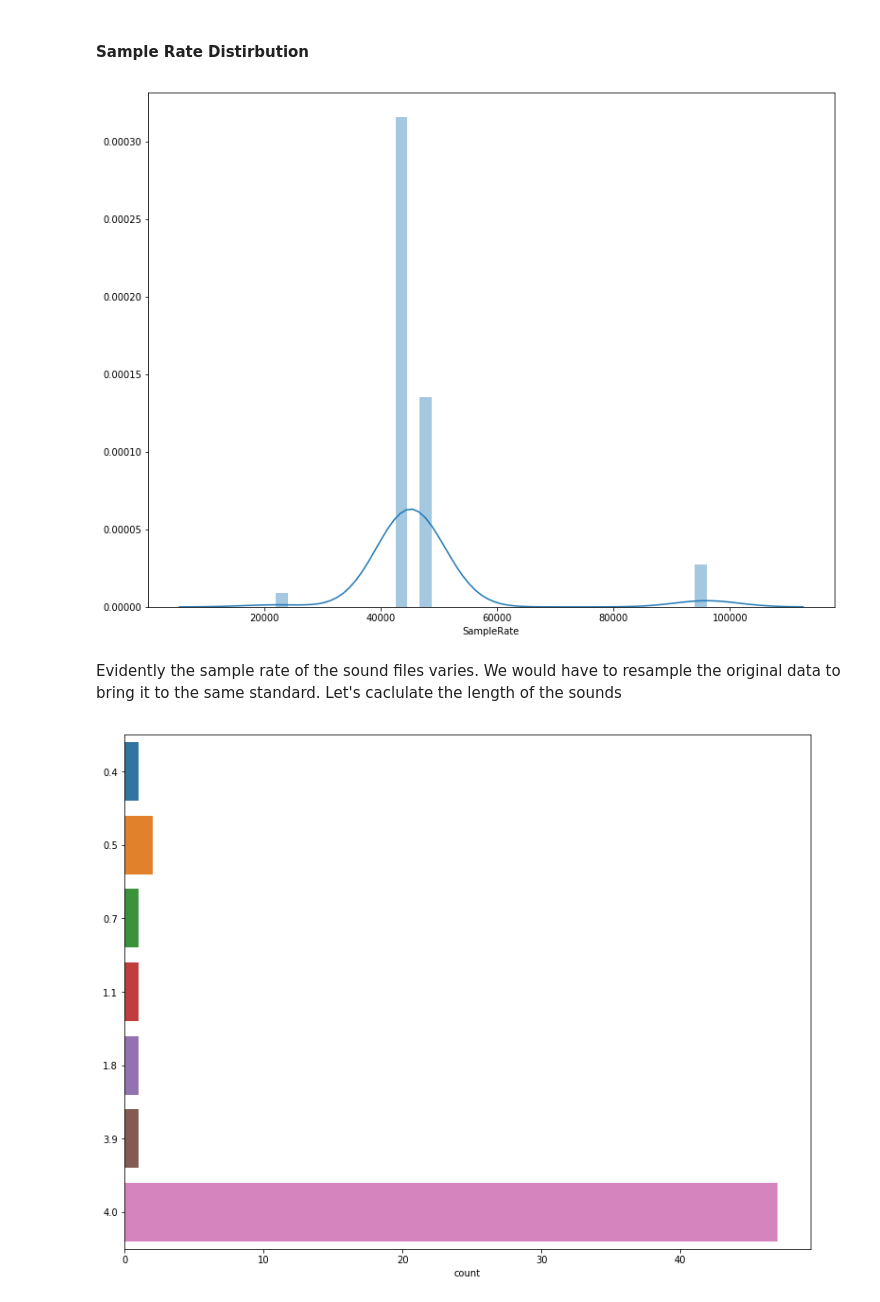
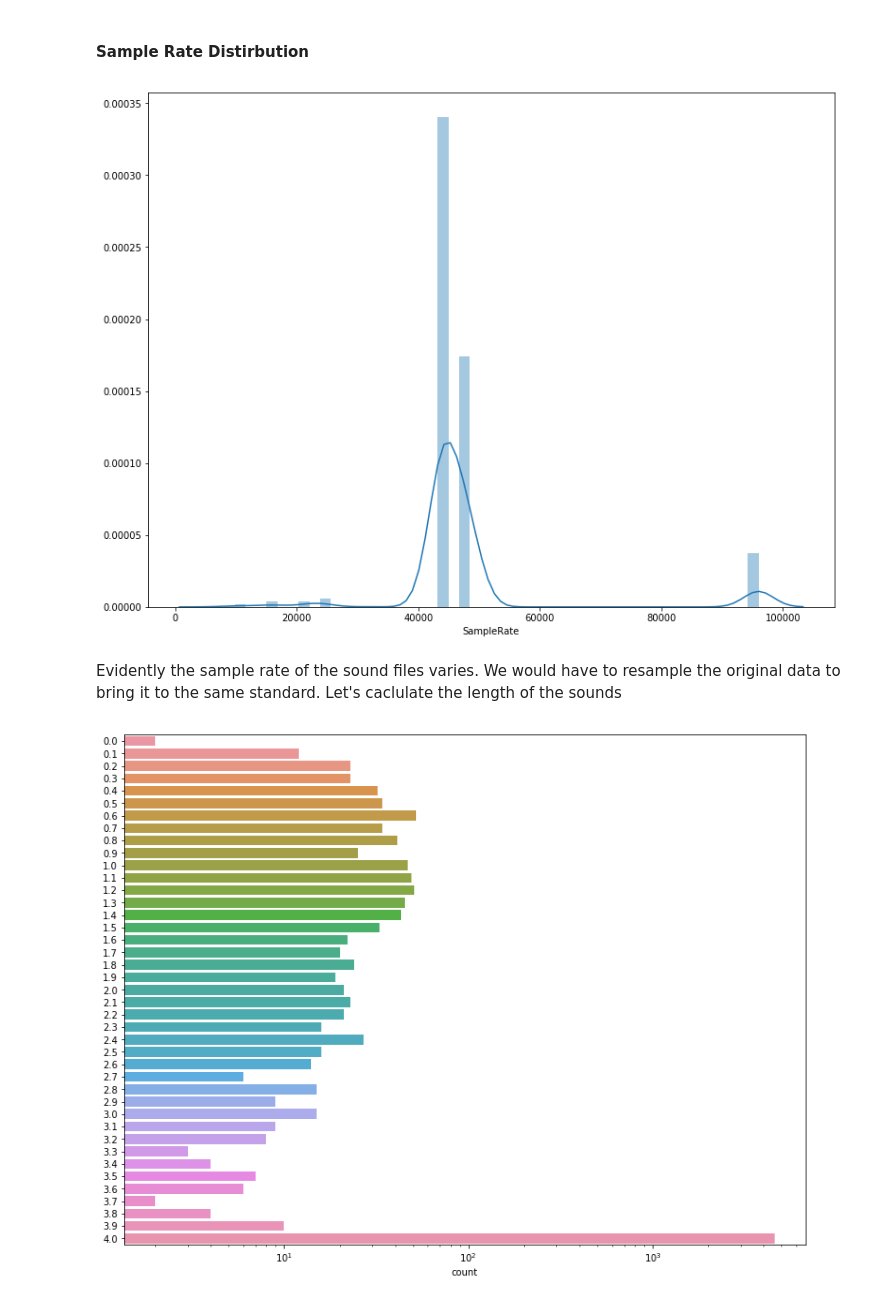
Before and after one commit to v2msLabs/ML1020-Course-Project, a Jupyter notebook: src/main.ipynb, the cells around one changed output. Cells and saved outputs as stored; diff of their text form; code cells hidden in the pictures.

Commit message:
took a different approach to data exploration

```diff
--- a/src/main.ipynb
+++ b/src/main.ipynb
@@ -20,7 +20,7 @@ import librosa.display
 import IPython.display
 import soundfile as sf
 import glob
-
+import random
 
 # define the path relative to the notebook source
 # expected data structure
@@ -40,6 +40,6 @@ import glob
 #       test.csv
 TRAIN_DATA_PATH = "../data/original/train"
 TRAIN_FILE = "train.csv"
-# Read the train data file
-data = pd.read_csv("{0}/{1}".format(TRAIN_DATA_PATH,TRAIN_FILE),sep = ',')
+# Read the train data classification info
+classification = pd.read_csv("{0}/{1}".format(TRAIN_DATA_PATH,TRAIN_FILE),sep = ',')
 # %%
@@ -114,0 +103,12 @@ sampleDf.shape
+# %%
+# take file nmes of all files
+paths = glob.glob("{0}/samples/*".format(TRAIN_DATA_PATH))
+# parse the sound file metad data. It takes a few second
+tmp = [sf.SoundFile(path) for path in paths]
+# attributes of interest
+attributes = ['name', 'channels','samplerate','frames','format','subtype']
+df = pd.DataFrame( [{fn: getattr(f, fn) for fn in attributes} for f in tmp])
+#df.columns=['Path','Channels','SampleRate','Frames','Format','SubType']
+df.rename(columns={'name':'Path', 'channels':'Channels','samplerate':'SampleRate','frames':'Frames','format':'Format',
+    'subtype':'SubType'}, inplace=True)
+df.head()
@@ -114,0 +124,2 @@ sampleDf.shape
+# %%
+df= pd.concat([classification,df], axis=1)
@@ -116,14 +136,14 @@ sampleDf.shape
 #### Sample Rate Distirbution
 # %%
 plt.figure(figsize=(13,10))
-sns.distplot(sampleDf.SampleRate);
+sns.distplot(df.SampleRate);
 # %% [output]
-[figure, old version]
+[figure, new version]
 # %% [markdown]
 Evidently the sample rate of the sound files varies. We would have to resample the original data to bring it to the same standard. Let's caclulate the length of the sounds
 # %%
 plt.figure(figsize=(13,10))
-sns.countplot(y=round(sampleDf.Data.str.len()/sampleDf.SampleRate,1));
+sns.countplot(y=round(df.Frames/df.SampleRate,1), log=True);
 # %% [output]
-[figure, old version]
+[figure, new version]
 # %% [markdown]
```
Also changed, not shown: parts of 23 cells of this notebook.
